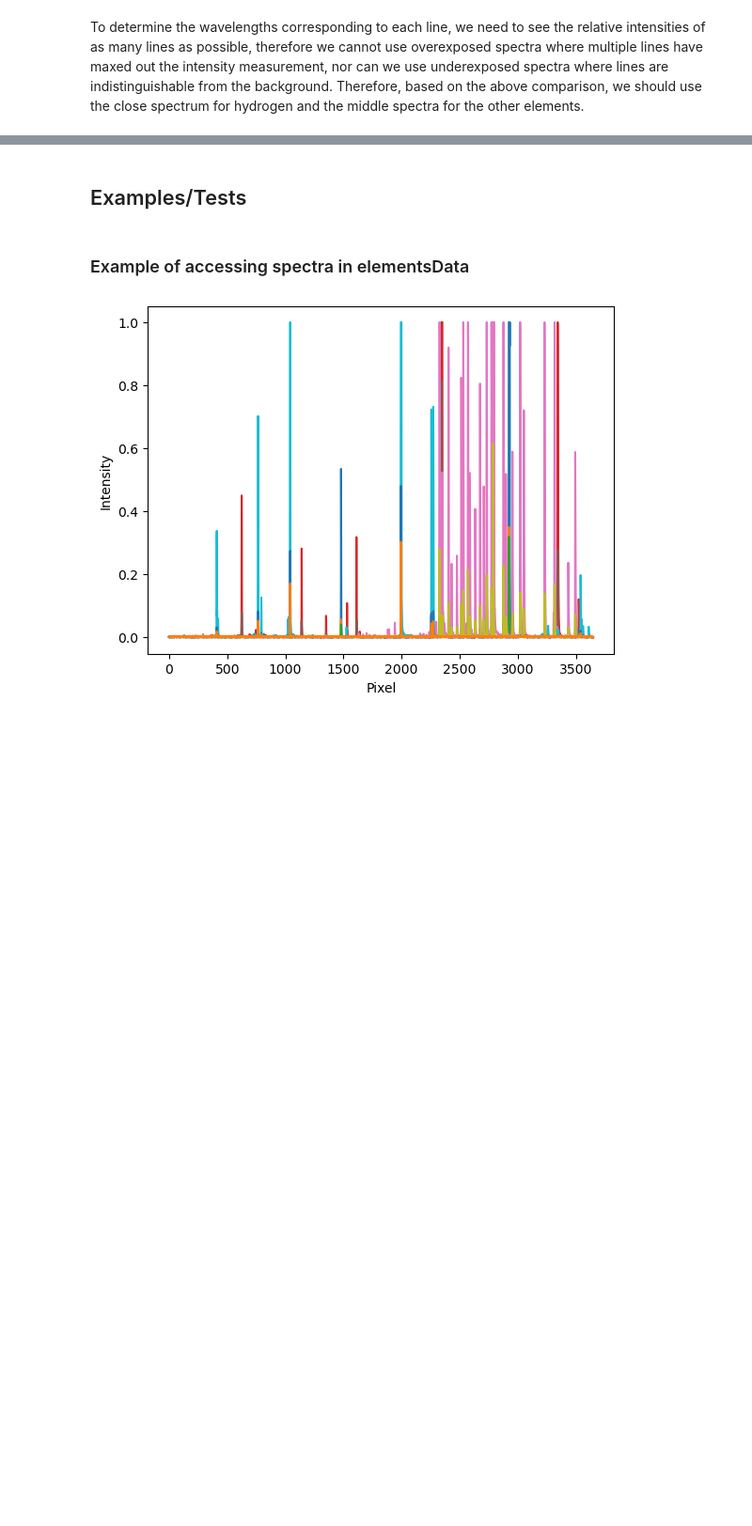
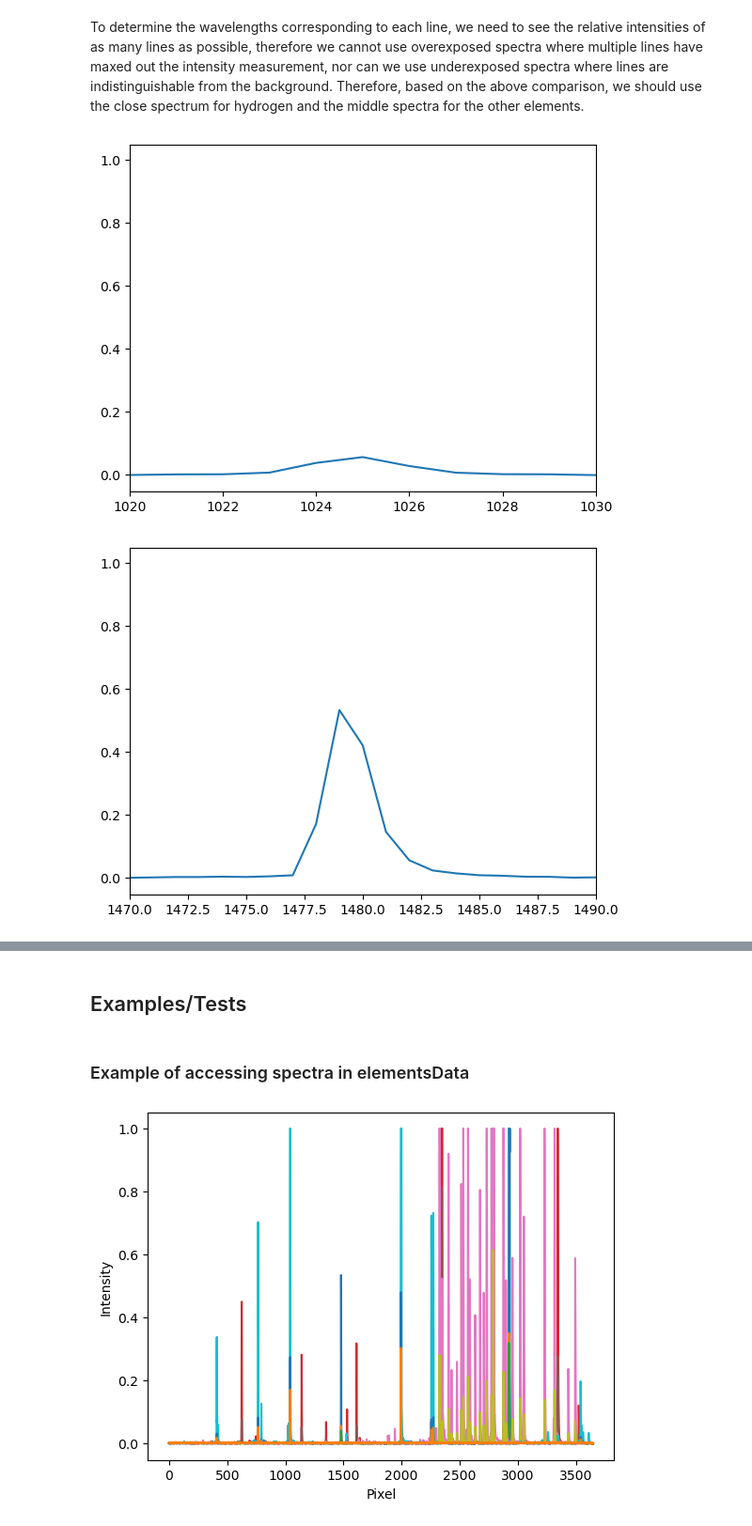
Before and after one commit to Pl4to42/PHYS-164-Lab-2, a Jupyter notebook: Lab 2.ipynb, the cells around one changed output, grey strips where cells are left out. Shown: that part at 94% size. Drawn from its saved outputs; the diff is of its cells as text; code cells hidden in the pictures; blank space fills up the shorter version.

```diff
--- a/Lab 2.ipynb
+++ b/Lab 2.ipynb
@@ -69,2 +129,17 @@ plt.show()
 # %% [markdown]
 To determine the wavelengths corresponding to each line, we need to see the relative intensities of as many lines as possible, therefore we cannot use overexposed spectra where multiple lines have maxed out the intensity measurement, nor can we use underexposed spectra where lines are indistinguishable from the background. Therefore, based on the above comparison, we should use the close spectrum for hydrogen and the middle spectra for the other elements.
+# %%
+plt.plot(range(len(elementsData['hydrogen'][0])), elementsData['hydrogen'][0])
+plt.xlim(1020, 1030)
+plt.show()
+
+plt.plot(range(len(elementsData['hydrogen'][0])), elementsData['hydrogen'][0])
+plt.xlim(1470, 1490)
+plt.show()
+
+plt.plot(range(len(elementsData['hydrogen'][0])), elementsData['hydrogen'][0])
+plt.xlim(2900, 2950)
+plt.show()
+# %% [output]
+[figure, added]
+[figure, added]
```
Also changed, not shown: parts of 19 cells of this notebook.
